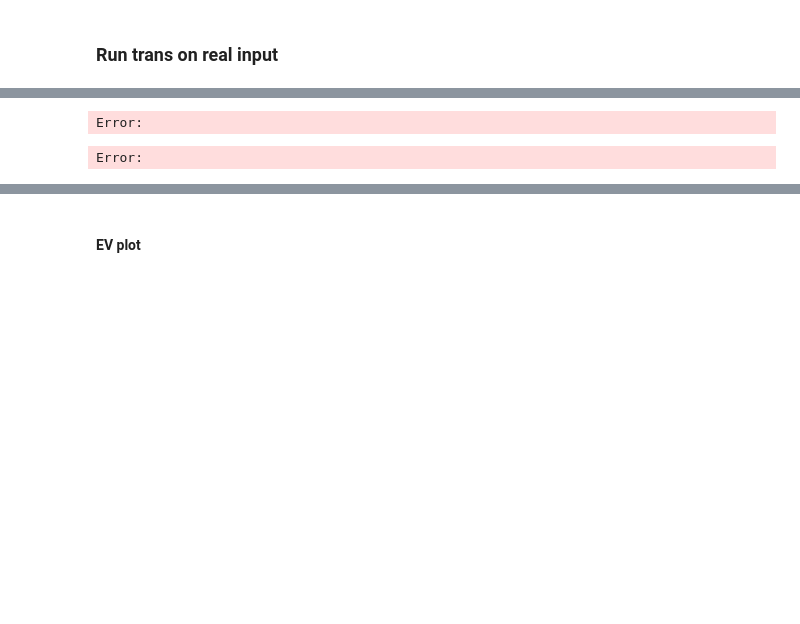
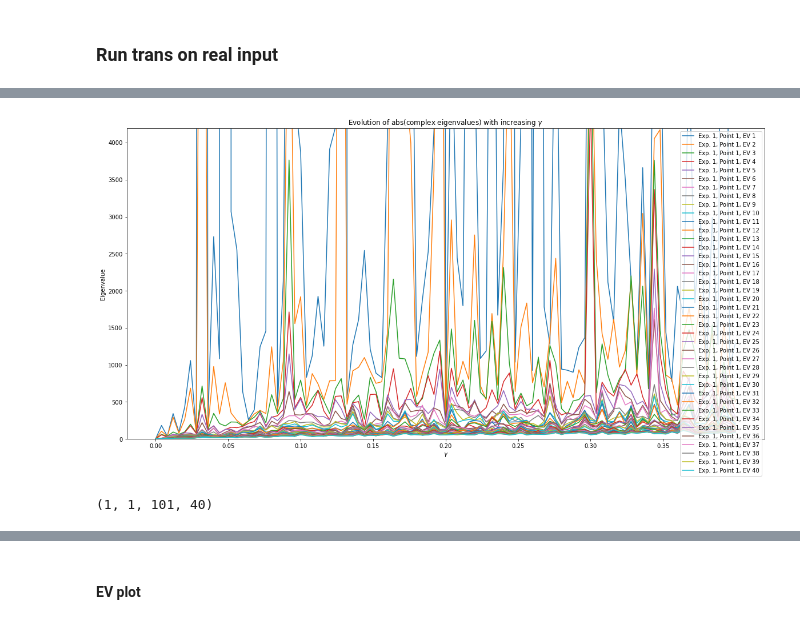
Before and after one commit to johannesmaess/investigation, a Jupyter notebook: gamma-vgg-empirical analysis.ipynb, the cells around one changed output, grey strips where cells are left out. Drawn from its saved outputs; the diff is of its cells as text; code cells hidden in the pictures; blank space fills up the shorter version.

```diff
--- a/gamma-vgg-empirical analysis.ipynb
+++ b/gamma-vgg-empirical analysis.ipynb
@@ -263,5 +198,13 @@ tensor([[ 0.3546,  0.7615,  0.0000,  ...,  0.0000,  0.0000,  0.0000],
+# %%
+gammas = np.linspace(0, 0.4, 101)
+print(gammas)
+
+computed_evals = calc_evals_batch([trans], [color_channel_one.flatten()], gammas=gammas, num_evals=40)
 # %%
-run_and_plot([trans], [img.flatten()], gammas=[0, 0.25], mark_positive_slope=False, percentile_to_plot=99, num_evals=24)
+plot_evals_lineplot(computed_evals, gammas, mark_positive_slope=False, percentile_to_plot=99)
 # %% [output]
-Error:
-Error:
+[figure, added]
+# %%
+np.array(computed_evals).shape
+# %% [output]
+(1, 1, 101, 40)
```
Also changed, not shown: parts of 43 cells of this notebook, 2 other files.
